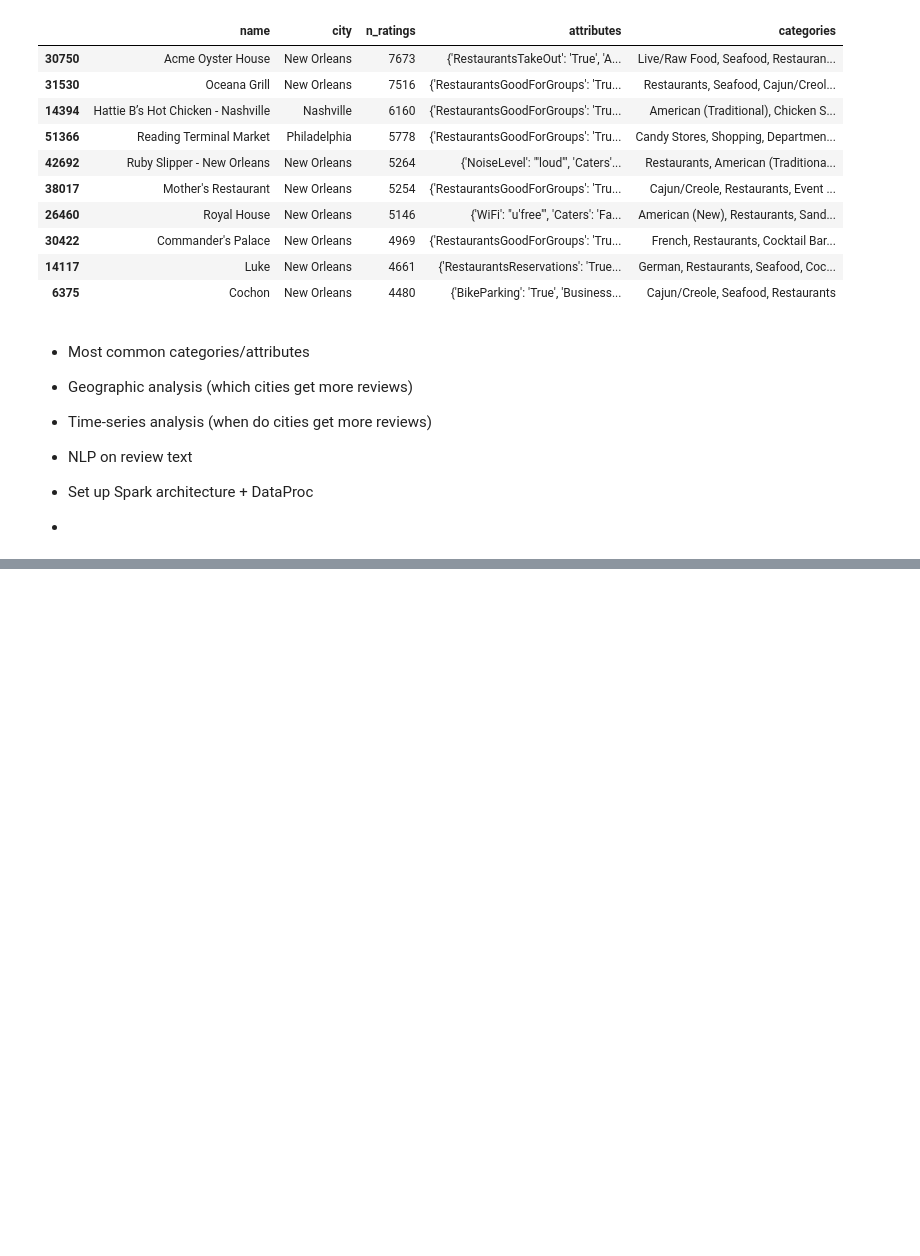
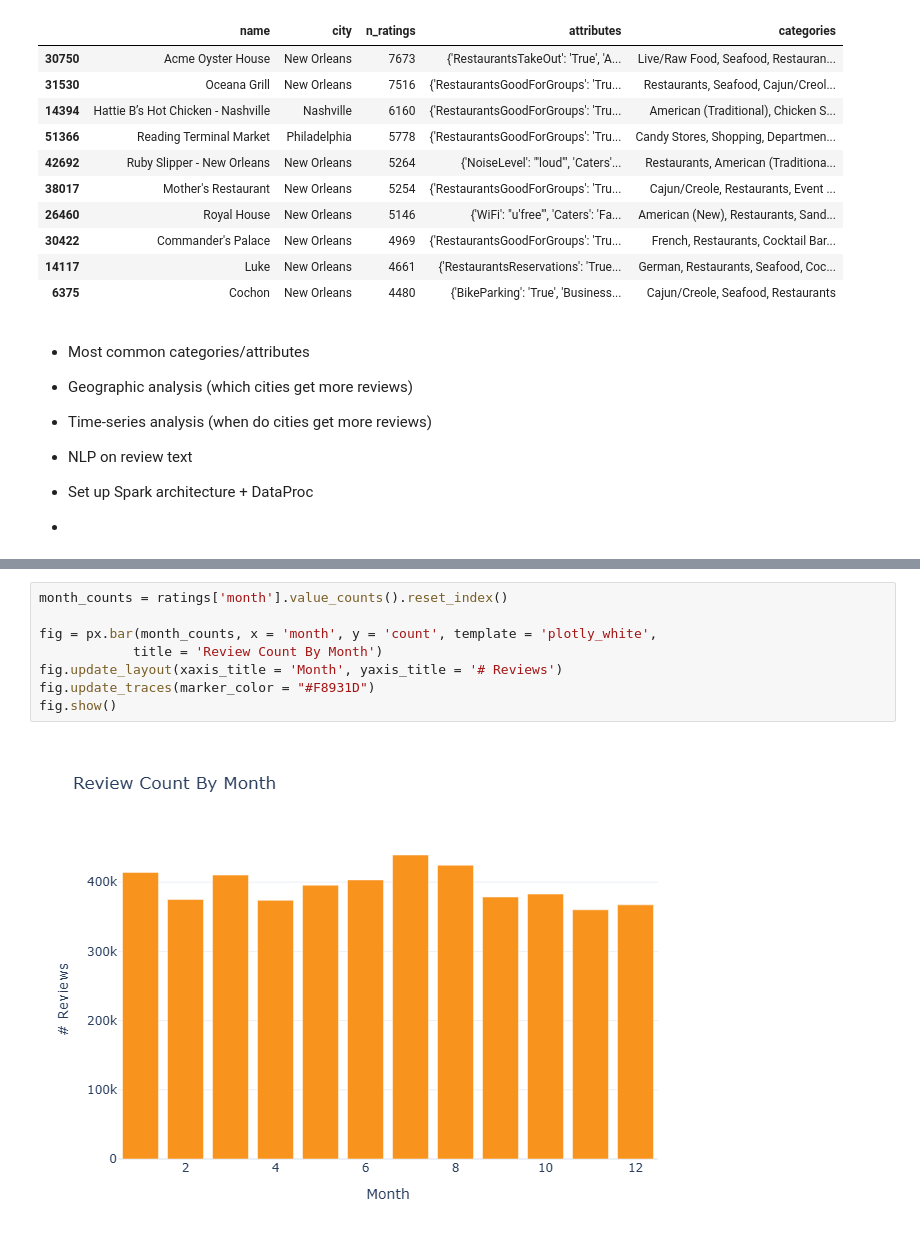
Before and after one commit to albeto4000/dsci591-restaurant-recommender, a Jupyter notebook: eda.ipynb, the cells around one changed output, grey strips where cells are left out. Drawn from its saved outputs; the diff is of its cells as text; blank space fills up the shorter version.

```diff
--- a/eda.ipynb
+++ b/eda.ipynb
@@ -120,0 +141,10 @@ with pd.option_context('display.max_columns', None):
+# %%
+month_counts = ratings['month'].value_counts().reset_index()
+
+fig = px.bar(month_counts, x = 'month', y = 'count', template = 'plotly_white',
+            title = 'Review Count By Month')
+fig.update_layout(xaxis_title = 'Month', yaxis_title = '# Reviews')
+fig.update_traces(marker_color = "#F8931D")
+fig.show()
+# %% [output]
+[figure, added]
```
Also changed, not shown: parts of 10 cells of this notebook.
